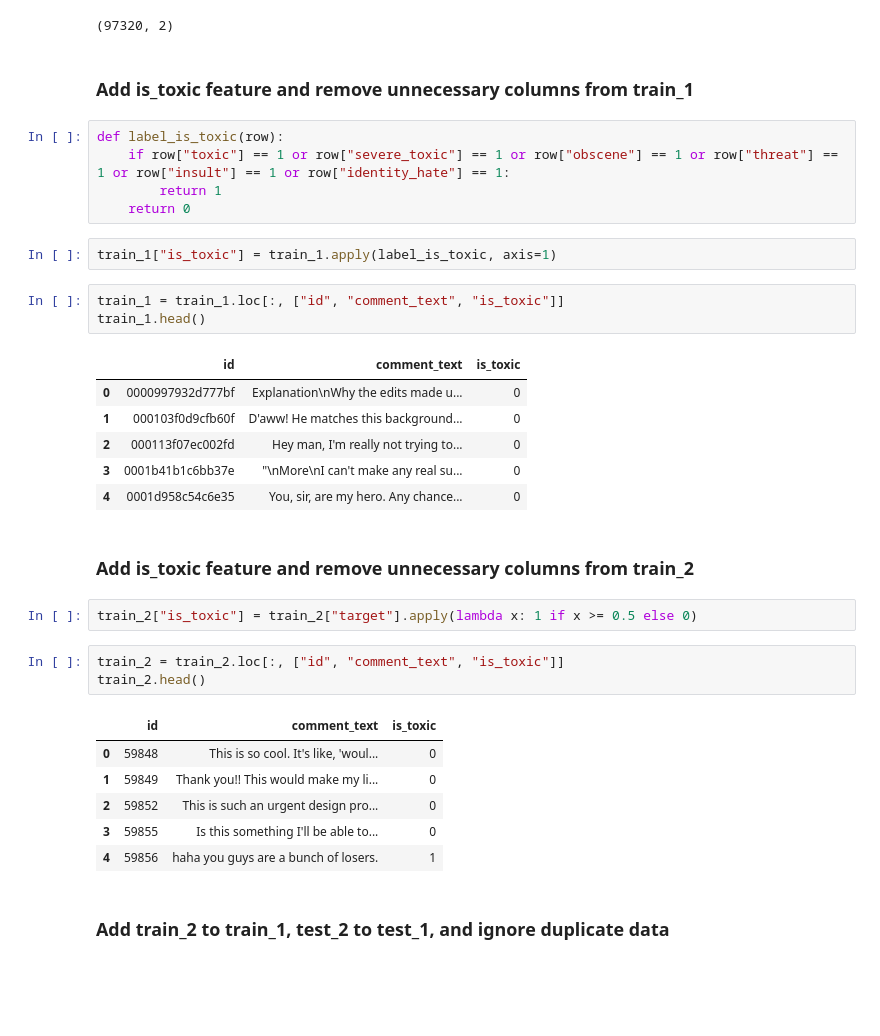
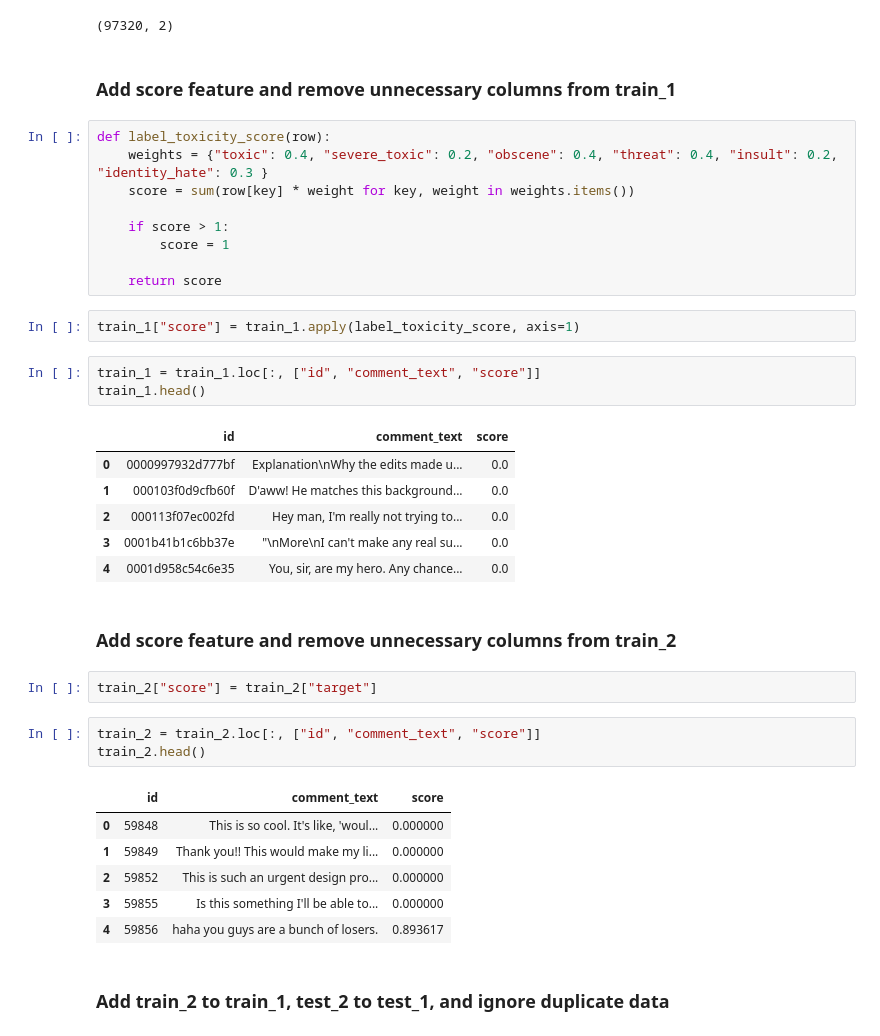
Before and after one commit to eavlongs/discord-toxicity-detection-bot, a Jupyter notebook: model/data-preprocessing/main.ipynb, the cells around one changed output. Drawn from its saved outputs; the diff is of its cells as text; blank space fills up the shorter version.

Commit message:
added code to train, updated code to preprocess data

```diff
--- a/model/data-preprocessing/main.ipynb
+++ b/model/data-preprocessing/main.ipynb
@@ -19,38 +19,42 @@ test_2.shape
 # %% [output]
 (97320, 2)
 # %% [markdown]
-### Add is_toxic feature and remove unnecessary columns from train_1
+### Add score feature and remove unnecessary columns from train_1
 # %%
-def label_is_toxic(row):
-    if row["toxic"] == 1 or row["severe_toxic"] == 1 or row["obscene"] == 1 or row["threat"] == 1 or row["insult"] == 1 or row["identity_hate"] == 1:
-        return 1
-    return 0
+def label_toxicity_score(row):
+    weights = {"toxic": 0.4, "severe_toxic": 0.2, "obscene": 0.4, "threat": 0.4, "insult": 0.2, "identity_hate": 0.3 }
+    score = sum(row[key] * weight for key, weight in weights.items())
+
+    if score > 1:
+        score = 1
+
+    return score
 # %%
-train_1["is_toxic"] = train_1.apply(label_is_toxic, axis=1)
+train_1["score"] = train_1.apply(label_toxicity_score, axis=1)
 # %%
-train_1 = train_1.loc[:, ["id", "comment_text", "is_toxic"]]
+train_1 = train_1.loc[:, ["id", "comment_text", "score"]]
 train_1.head()
 # %% [output]
-|  | id | comment_text | is_toxic |
-| 0 | 0000997932d777bf | Explanation\nWhy the edits made u... | 0 |
-| 1 | 000103f0d9cfb60f | D'aww! He matches this background... | 0 |
-| 2 | 000113f07ec002fd | Hey man, I'm really not trying to... | 0 |
-| 3 | 0001b41b1c6bb37e | "\nMore\nI can't make any real su... | 0 |
-| 4 | 0001d958c54c6e35 | You, sir, are my hero. Any chance... | 0 |
+|  | id | comment_text | score |
+| 0 | 0000997932d777bf | Explanation\nWhy the edits made u... | 0.0 |
+| 1 | 000103f0d9cfb60f | D'aww! He matches this background... | 0.0 |
+| 2 | 000113f07ec002fd | Hey man, I'm really not trying to... | 0.0 |
+| 3 | 0001b41b1c6bb37e | "\nMore\nI can't make any real su... | 0.0 |
+| 4 | 0001d958c54c6e35 | You, sir, are my hero. Any chance... | 0.0 |
 # %% [markdown]
-### Add is_toxic feature and remove unnecessary columns from train_2
+### Add score feature and remove unnecessary columns from train_2
 # %%
-train_2["is_toxic"] = train_2["target"].apply(lambda x: 1 if x >= 0.5 else 0)
+train_2["score"] = train_2["target"]
 # %%
-train_2 = train_2.loc[:, ["id", "comment_text", "is_toxic"]]
+train_2 = train_2.loc[:, ["id", "comment_text", "score"]]
 train_2.head()
 # %% [output]
-|  | id | comment_text | is_toxic |
-| 0 | 59848 | This is so cool. It's like, 'woul... | 0 |
-| 1 | 59849 | Thank you!! This would make my li... | 0 |
-| 2 | 59852 | This is such an urgent design pro... | 0 |
-| 3 | 59855 | Is this something I'll be able to... | 0 |
-| 4 | 59856 | haha you guys are a bunch of losers. | 1 |
+|  | id | comment_text | score |
+| 0 | 59848 | This is so cool. It's like, 'woul... | 0.000000 |
+| 1 | 59849 | Thank you!! This would make my li... | 0.000000 |
+| 2 | 59852 | This is such an urgent design pro... | 0.000000 |
+| 3 | 59855 | Is this something I'll be able to... | 0.000000 |
+| 4 | 59856 | haha you guys are a bunch of losers. | 0.893617 |
 # %% [markdown]
 ### Add train_2 to train_1, test_2 to test_1, and ignore duplicate data
 # %%
```
Also changed, not shown: parts of 20 cells of this notebook, 3 other files.
